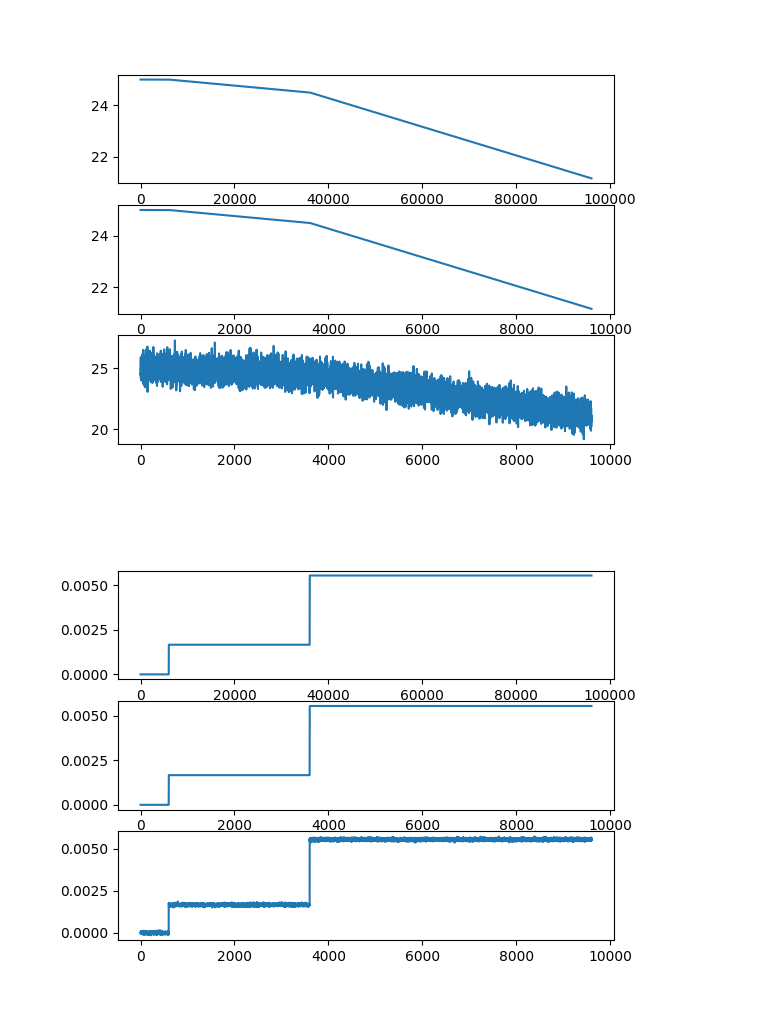
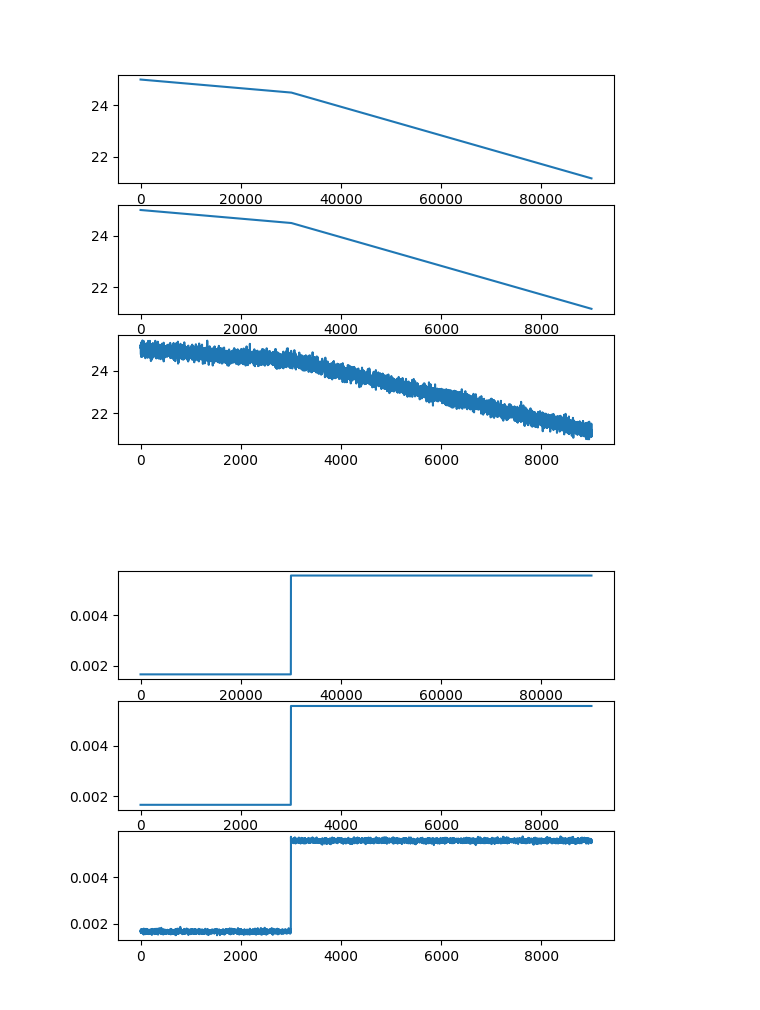
Before and after one commit to akafliegdarmstadt/d39-tankuhr, a Jupyter notebook: simulation/simulation.ipynb, the cells around one changed output. Drawn from its saved outputs; the diff is of its cells as text; code cells hidden in the pictures.

```diff
--- a/simulation/simulation.ipynb
+++ b/simulation/simulation.ipynb
@@ -12,7 +12,7 @@ initial_tank_l = 25
 tank_full_l = 32
 
 flight = [
-  {'name': 'startup', 't': 1*60, 'lps': 0/3600},
+  # {'name': 'startup', 't': 1*60, 'lps': 0/3600},
   {'name': 'taxi_s', 't': 5*60, 'lps': 6/3600},
   {'name': 'to_climb_s', 't': 10*60, 'lps' : 20/3600},
   # {'name': 'cruise_s', 't': 35*60, 'lps': 12/3600},
@@ -58,36 +58,36 @@ np.random.seed(1209386)
 
 
 # distribution parameters for fuel flow sensor
 std_dev_flow_sensor = .0025 * 16 * 4.54609 / 60 / 60
 # distribution parameters for fuel state sensor, estimated at about 1 liter stddev, hopefully a good initial guess
-std_dev_fuel_sensor = 0.6
+std_dev_fuel_sensor = 0.5/3
 
 # generate flow sensor values. the values array contains all samples the sensor would take over time when sampling with f_flow_sensor
 flow_values_sensed = np.interp(np.linspace(0, flight_secs*f_real_data, num=int(np.ceil(flight_secs*f_flow_sensor))), x_values_real_data, flow_y_values, left=flow_y_values[0], right=flow_y_values[-1])
 flow_values_noised = flow_values_sensed + np.random.normal(0, std_dev_flow_sensor, flow_values_sensed.shape)
 # x values of these samples in seconds
 flow_x_values = np.linspace(0, flight_secs, num=int(np.ceil(flight_secs*f_flow_sensor)))
 
 # generate fuel state sensor values. the values array contains all samples the sensor would take over time when sampling with f_fuel_sensor
 state_values_sensed = np.interp(np.linspace(0, flight_secs*f_real_data, num=int(np.ceil(flight_secs*f_fuel_sensor))), x_values_real_data, state_y_values, left=state_y_values[0], right=state_y_values[-1])
 state_values_noised = state_values_sensed + np.random.normal(0, std_dev_fuel_sensor, state_values_sensed.shape)
 # x values of these samples in seconds
 state_x_values = np.linspace(0, flight_secs, num=int(np.ceil(flight_secs*f_fuel_sensor)))
 
 # plot this shit
 fig, axs = plt.subplots(3)
 axs[0].plot(flow_y_values)
 axs[1].plot(flow_values_sensed)
 axs[2].plot(flow_values_noised)
 
 fig2, axs2 = plt.subplots(3)
 axs2[0].plot(state_y_values)
 axs2[1].plot(state_values_sensed)
 axs2[2].plot(state_values_noised)
 plt.show()
 # %% [output]
-[figure, old version]
+[figure, new version]
-[figure, old version]
+[figure, new version]
 # %%
 # plot actual values against measured (noised) values
 fig, axs = plt.subplots(2)
```
Also changed, not shown: parts of 8 cells of this notebook.
